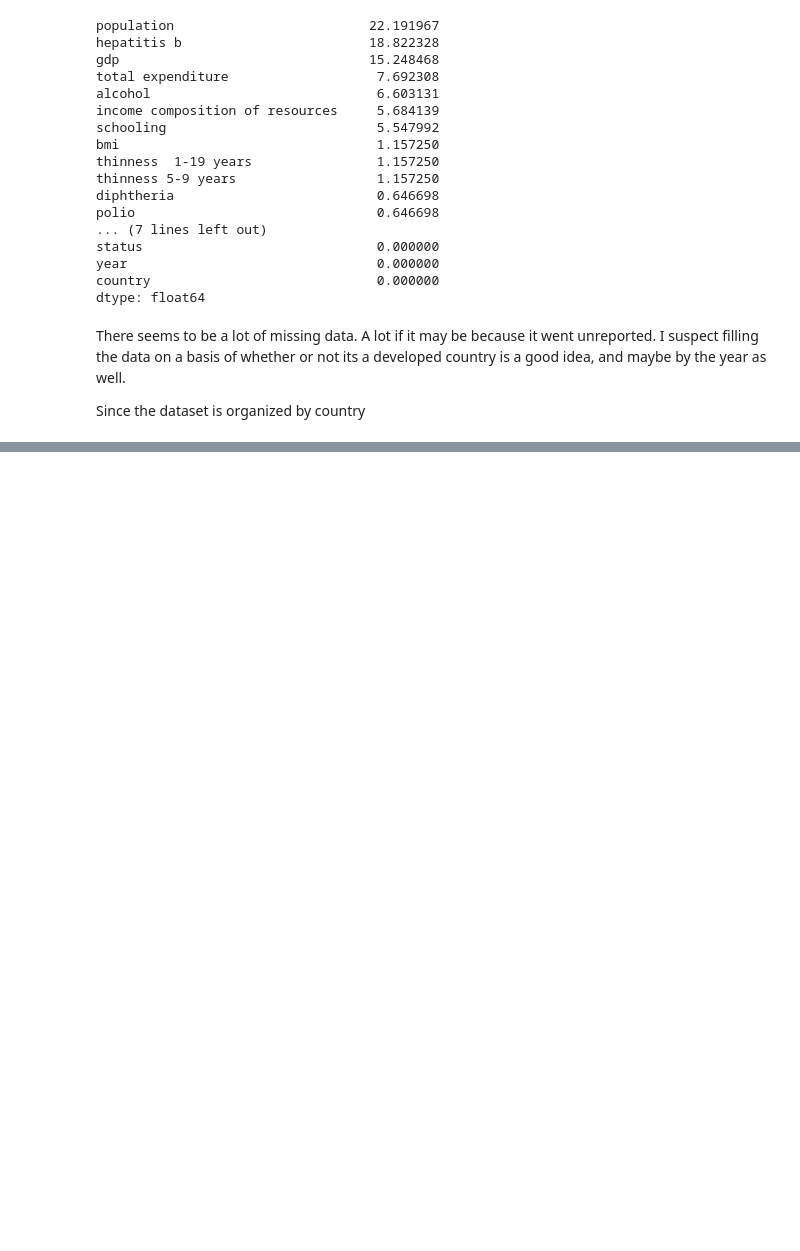
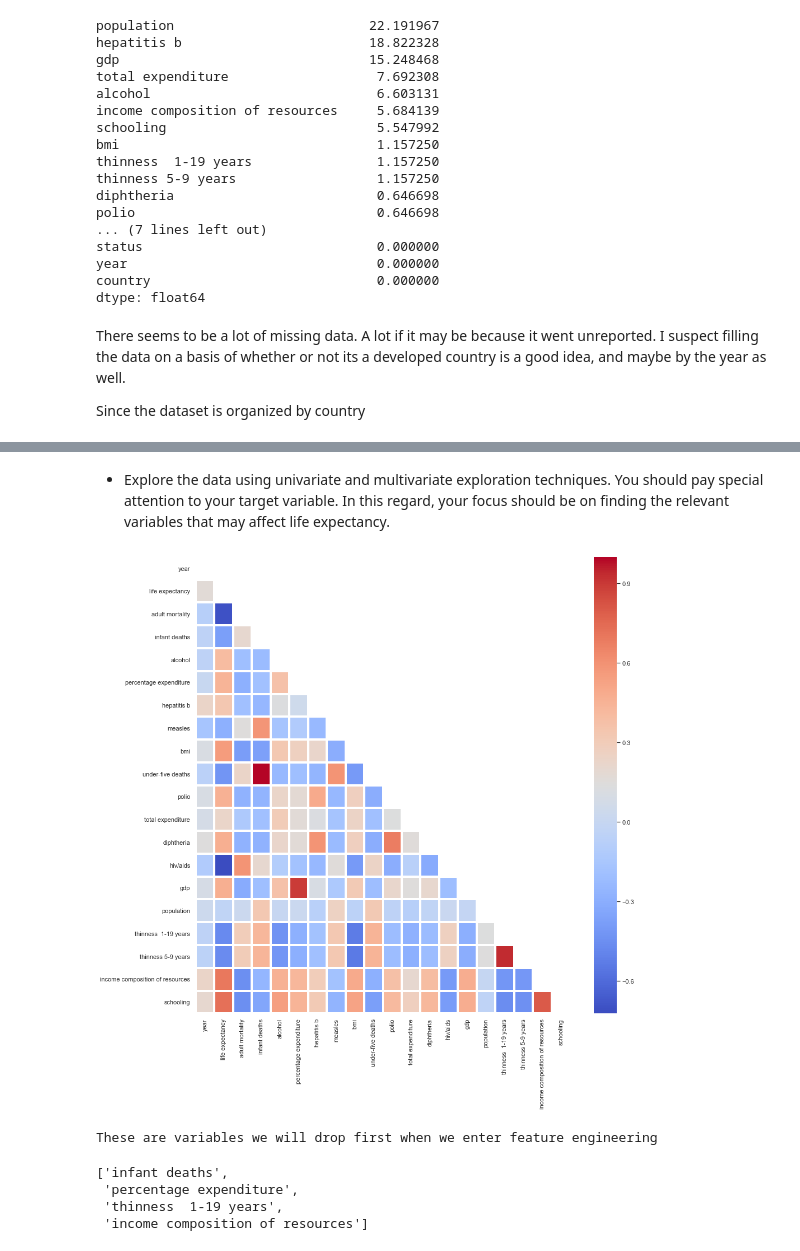
Before and after one commit to cobyoram/python-for-data-scientists, a Jupyter notebook: model-prep-CHALLENGE.ipynb, the cells around one changed output, grey strips where cells are left out. Saved outputs shown, nothing was run; the diff lists cells and outputs as text; code cells hidden in the pictures; blank space fills up the shorter version.

```diff
--- a/model-prep-CHALLENGE.ipynb
+++ b/model-prep-CHALLENGE.ipynb
@@ -172,0 +296,11 @@ Name: country, dtype: int64
+# %% [markdown]
+* Explore the data using univariate and multivariate exploration techniques. You should pay special attention to your target variable. In this regard, your focus should be on finding the relevant variables that may affect life expectancy.
+# %%
+# Multivariate Analysis of all features on all numeric features and label
+plt.figure(figsize=[15, 15])
+corr = life_df.select_dtypes('number').corr()
+mask = np.triu(np.ones_like(corr, dtype=np.bool))
+sns.heatmap(corr, mask=mask, annot=False, linewidths=3, cmap='coolwarm')
+plt.show()
+# %% [output]
+[figure, added]
@@ -172,0 +314,28 @@ Name: country, dtype: int64
+# %%
+# First We'll get the similar variables
+
+feature_corr = corr.drop('life expectancy', axis=1).drop('life expectancy', axis=0)
+target_corr = corr.loc['life expectancy']
+
+similar_pairs = []
+for col in feature_corr.columns:
+    for index in feature_corr.index:
+        if np.abs(feature_corr.loc[index, col]) > .7 and index != col and [col, index] not in similar_pairs:
+            similar_pairs.append([index, col])
+
+# Then we'll find the variable in each similar pair that is less correlated (which we'll drop later)
+drop_variables = []
+for pair in similar_pairs:
+    if target_corr[pair[0]] < target_corr[pair[0]]:
+        drop_variables.append(pair[0])
+    else:
+        drop_variables.append(pair[1])
+
+print('These are variables we will drop first when we enter feature engineering')
+drop_variables
+# %% [output]
+These are variables we will drop first when we enter feature engineering
+['infant deaths',
+ 'percentage expenditure',
+ 'thinness  1-19 years',
+ 'income composition of resources']
```
Also changed, not shown: parts of 31 cells of this notebook.
